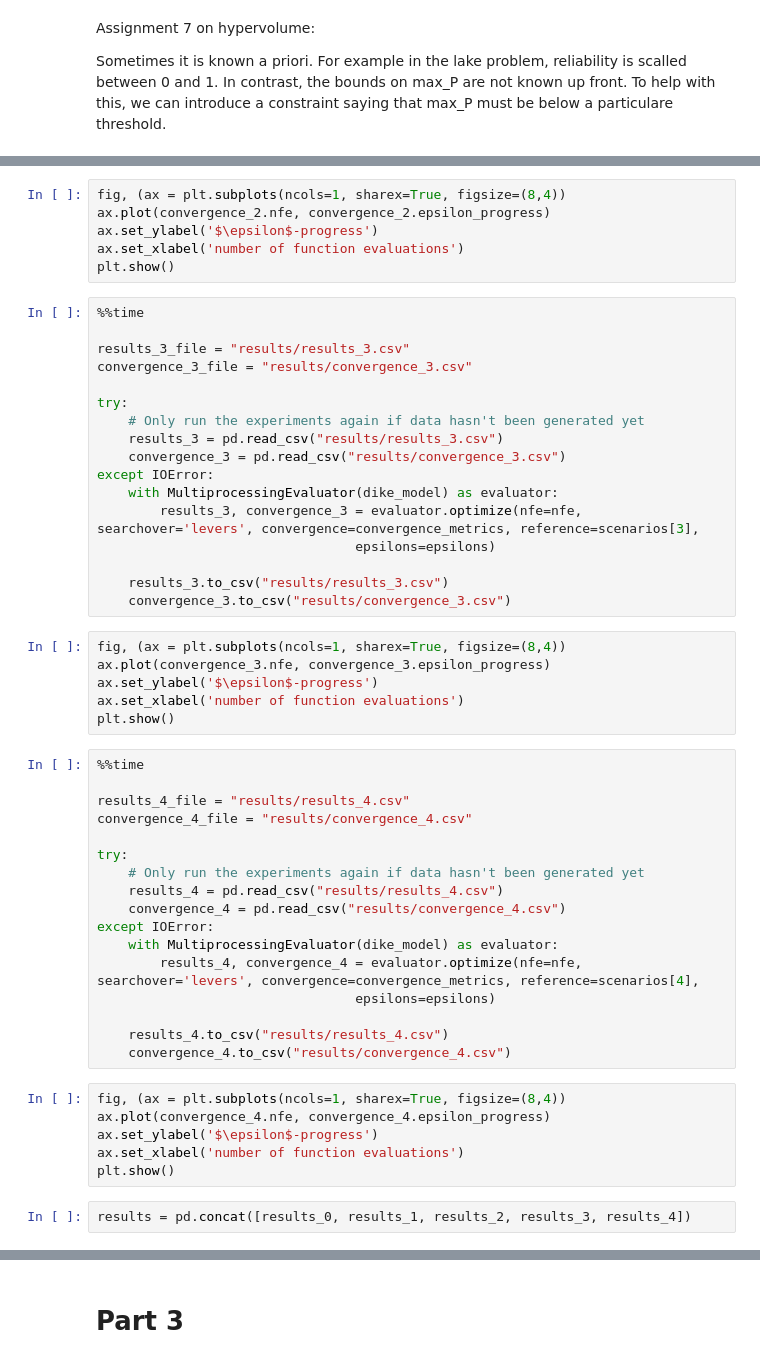
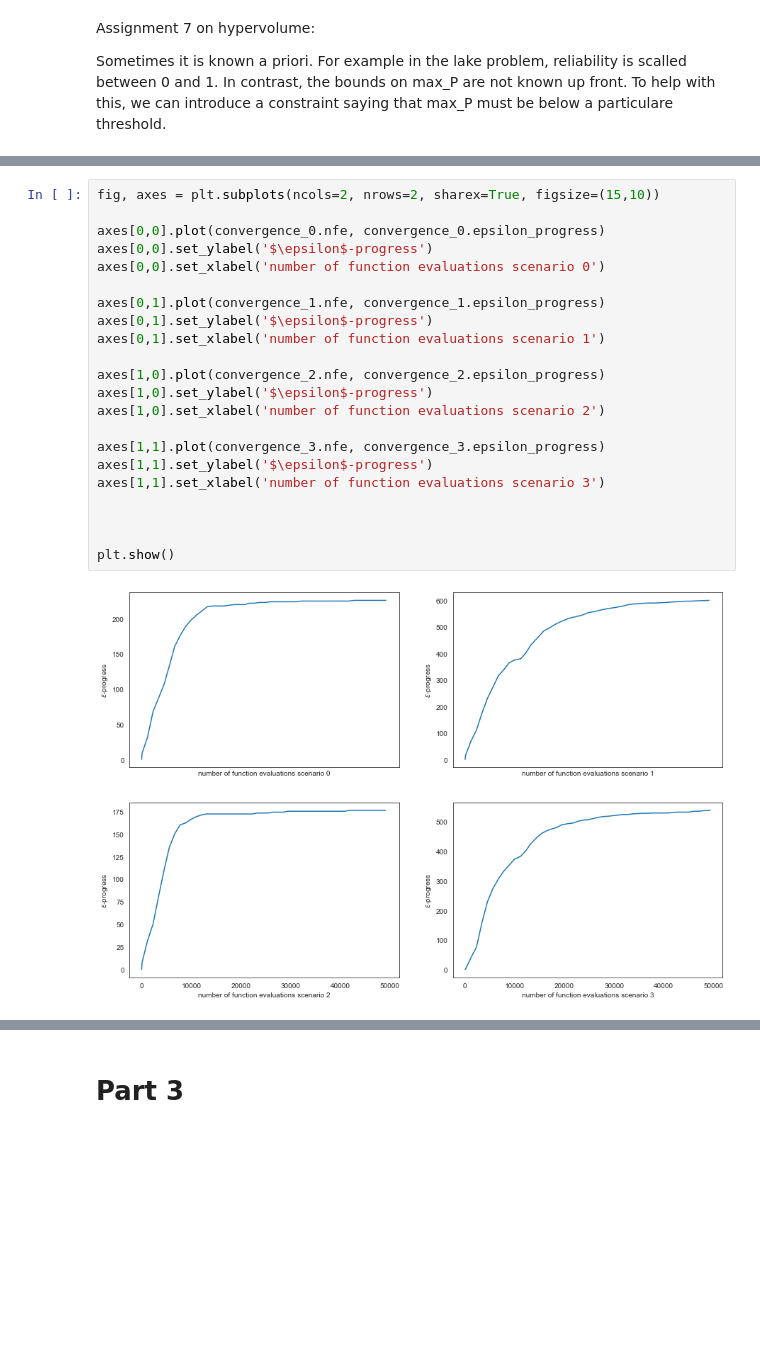
Before and after one commit to tamarvooijs/MBDM, a Jupyter notebook: final assignment/Multi-Scen MORDM Laszlo.ipynb, the cells around one changed output, grey strips where cells are left out. Drawn from its saved outputs; the diff is of its cells as text; blank space fills up the shorter version.

```diff
--- a/final assignment/Multi-Scen MORDM Laszlo.ipynb
+++ b/final assignment/Multi-Scen MORDM Laszlo.ipynb
@@ -251,54 +192,24 @@ except IOError:
-# %%
-fig, (ax = plt.subplots(ncols=1, sharex=True, figsize=(8,4))
-ax.plot(convergence_2.nfe, convergence_2.epsilon_progress)
-ax.set_ylabel('$\epsilon$-progress')
-ax.set_xlabel('number of function evaluations')
-plt.show()
-# %%
-%%time
-
-results_3_file = "results/results_3.csv"
-convergence_3_file = "results/convergence_3.csv"
-
-try:
-    # Only run the experiments again if data hasn't been generated yet
-    results_3 = pd.read_csv("results/results_3.csv")
-    convergence_3 = pd.read_csv("results/convergence_3.csv")
-except IOError:
-    with MultiprocessingEvaluator(dike_model) as evaluator:
-        results_3, convergence_3 = evaluator.optimize(nfe=nfe, searchover='levers', convergence=convergence_metrics, reference=scenarios[3],
-                                 epsilons=epsilons)
-
-    results_3.to_csv("results/results_3.csv")
-    convergence_3.to_csv("results/convergence_3.csv")
-# %%
-fig, (ax = plt.subplots(ncols=1, sharex=True, figsize=(8,4))
-ax.plot(convergence_3.nfe, convergence_3.epsilon_progress)
-ax.set_ylabel('$\epsilon$-progress')
-ax.set_xlabel('number of function evaluations')
-plt.show()
-# %%
-%%time
-
-results_4_file = "results/results_4.csv"
-convergence_4_file = "results/convergence_4.csv"
-
-try:
-    # Only run the experiments again if data hasn't been generated yet
-    results_4 = pd.read_csv("results/results_4.csv")
-    convergence_4 = pd.read_csv("results/convergence_4.csv")
-except IOError:
-    with MultiprocessingEvaluator(dike_model) as evaluator:
-        results_4, convergence_4 = evaluator.optimize(nfe=nfe, searchover='levers', convergence=convergence_metrics, reference=scenarios[4],
-                                 epsilons=epsilons)
-
-    results_4.to_csv("results/results_4.csv")
-    convergence_4.to_csv("results/convergence_4.csv")
-# %%
-fig, (ax = plt.subplots(ncols=1, sharex=True, figsize=(8,4))
-ax.plot(convergence_4.nfe, convergence_4.epsilon_progress)
-ax.set_ylabel('$\epsilon$-progress')
-ax.set_xlabel('number of function evaluations')
-plt.show()
-# %%
-results = pd.concat([results_0, results_1, results_2, results_3, results_4])
+# %%
+fig, axes = plt.subplots(ncols=2, nrows=2, sharex=True, figsize=(15,10))
+
+axes[0,0].plot(convergence_0.nfe, convergence_0.epsilon_progress)
+axes[0,0].set_ylabel('$\epsilon$-progress')
+axes[0,0].set_xlabel('number of function evaluations scenario 0')
+
+axes[0,1].plot(convergence_1.nfe, convergence_1.epsilon_progress)
+axes[0,1].set_ylabel('$\epsilon$-progress')
+axes[0,1].set_xlabel('number of function evaluations scenario 1')
+
+axes[1,0].plot(convergence_2.nfe, convergence_2.epsilon_progress)
+axes[1,0].set_ylabel('$\epsilon$-progress')
+axes[1,0].set_xlabel('number of function evaluations scenario 2')
+
+axes[1,1].plot(convergence_3.nfe, convergence_3.epsilon_progress)
+axes[1,1].set_ylabel('$\epsilon$-progress')
+axes[1,1].set_xlabel('number of function evaluations scenario 3')
+
+
+
+plt.show()
+# %% [output]
+[figure, added]
```
Also changed, not shown: parts of 35 cells of this notebook, 5 other files.
